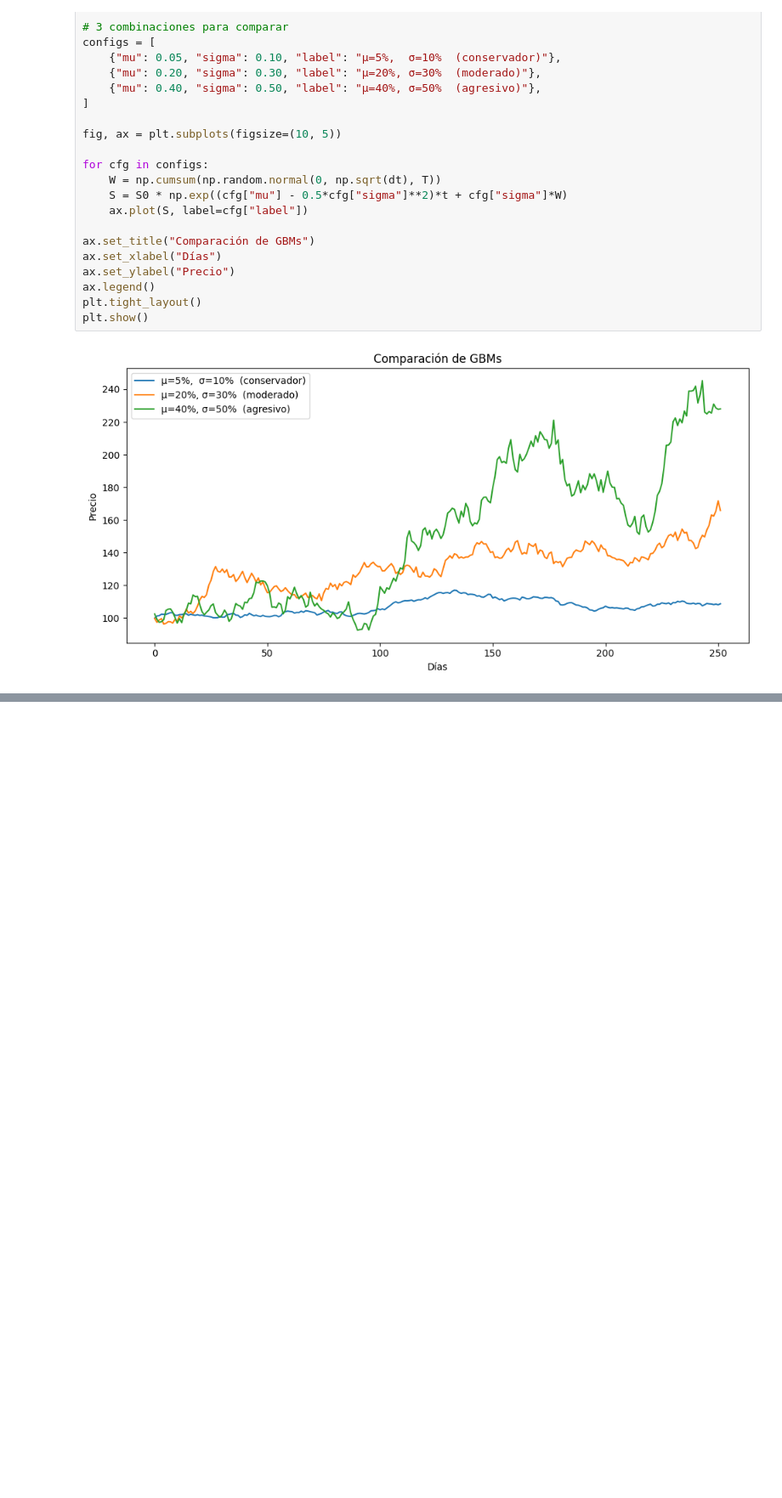
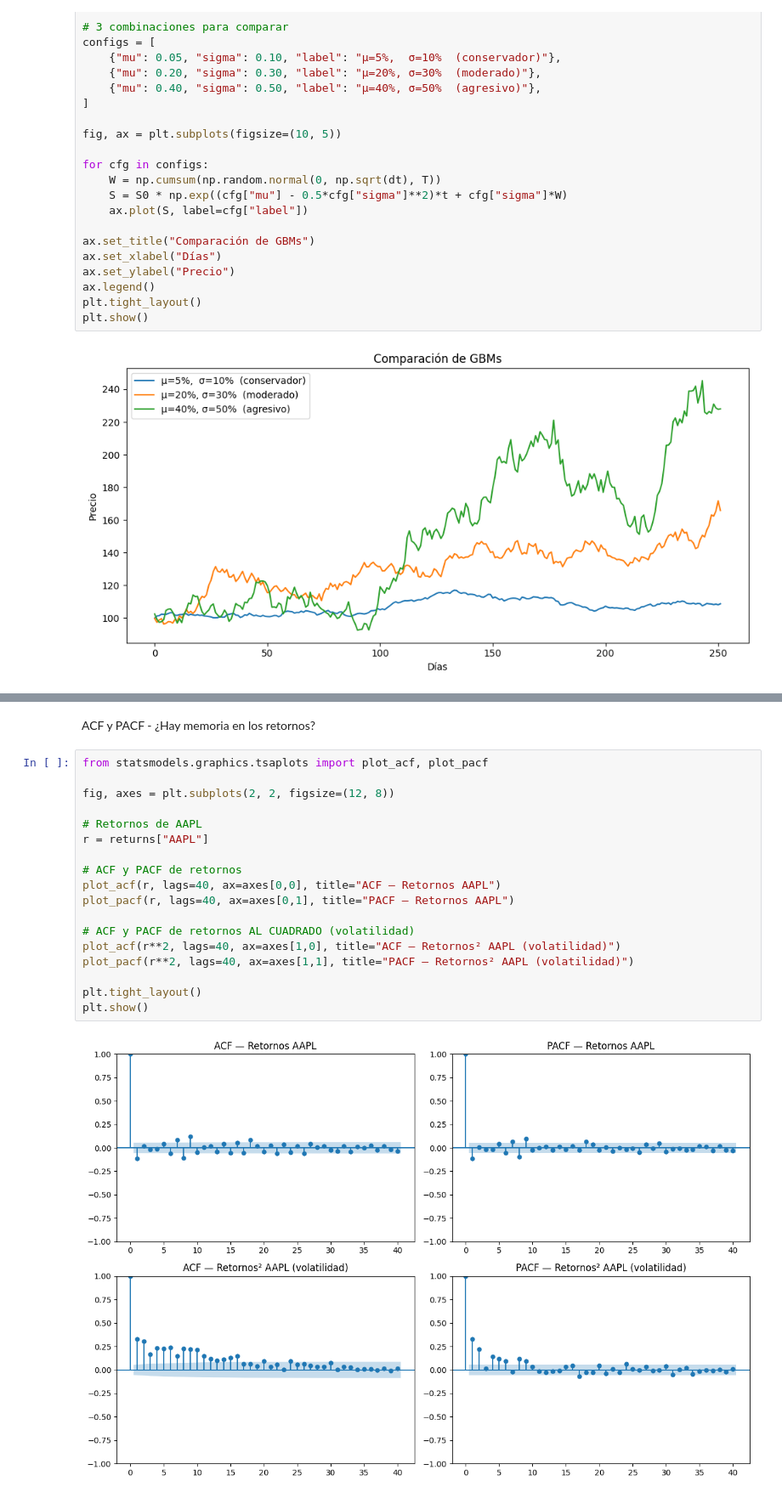
Before and after one commit to Petrack28/RoadMap2BecomeAQuant, a Jupyter notebook: 01-factor-analysis/Semana1.ipynb, the cells around one changed output, grey strips where cells are left out. Shown at 85% size. Cells and saved outputs as stored; diff of their text form; blank space fills up the shorter version.

```diff
--- a/01-factor-analysis/Semana1.ipynb
+++ b/01-factor-analysis/Semana1.ipynb
@@ -918,0 +996,22 @@ plt.show()
+# %% [markdown]
+ACF y PACF - ¿Hay memoria en los retornos?
+# %%
+from statsmodels.graphics.tsaplots import plot_acf, plot_pacf
+
+fig, axes = plt.subplots(2, 2, figsize=(12, 8))
+
+# Retornos de AAPL
+r = returns["AAPL"]
+
+# ACF y PACF de retornos
+plot_acf(r, lags=40, ax=axes[0,0], title="ACF — Retornos AAPL")
+plot_pacf(r, lags=40, ax=axes[0,1], title="PACF — Retornos AAPL")
+
+# ACF y PACF de retornos AL CUADRADO (volatilidad)
+plot_acf(r**2, lags=40, ax=axes[1,0], title="ACF — Retornos² AAPL (volatilidad)")
+plot_pacf(r**2, lags=40, ax=axes[1,1], title="PACF — Retornos² AAPL (volatilidad)")
+
+plt.tight_layout()
+plt.show()
+# %% [output]
+[figure, added]
```
Also changed, not shown: parts of 3 cells of this notebook.
